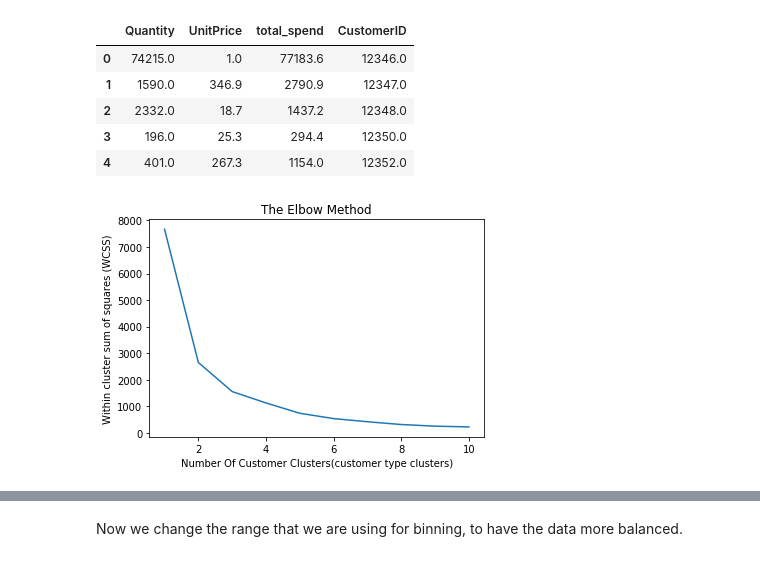
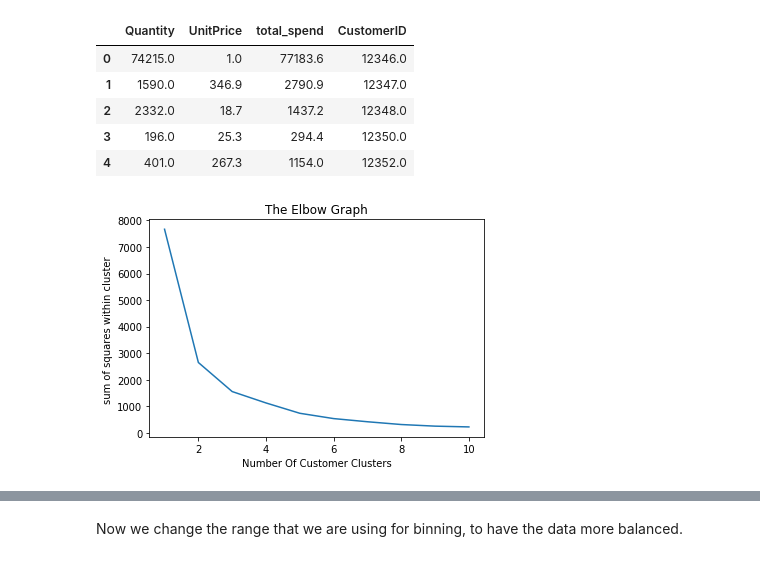
Before and after one commit to ruchithams/DataMining_Projects, a Jupyter notebook: Online-retail-Analysis/MachineLearning_Models.ipynb, the cells around one changed output, grey strips where cells are left out. Saved outputs shown, nothing was run; the diff lists cells and outputs as text; code cells hidden in the pictures.

```diff
--- a/Online-retail-Analysis/MachineLearning_Models.ipynb
+++ b/Online-retail-Analysis/MachineLearning_Models.ipynb
@@ -55,9 +57,9 @@ total_cost = data['Quantity'] * data['UnitPrice']
 # Classifying the customers based on the amount spent
 spend_label = []
 for i in range(0,len(data),1):
-    if data['total_cost'].iloc[i] < 5000:
+    if data['total_cost'].iloc[i] < 10000:
         spend_label.append(1)
-    elif data['total_cost'].iloc[i] >50000:
+    elif data['total_cost'].iloc[i] > 50000:
         spend_label.append(3)
     else:
         spend_label.append(2)
@@ -89,16 +91,16 @@ data.head()
 **Clustering : Group by customerID**
 # %%
 # Grouping customers by their ID
-data_grouped = data.groupby('CustomerID')
-data_cluster=pd.DataFrame(columns=['Quantity','UnitPrice', 'total_spend', 'CustomerID'])
+data_customer = data.groupby('CustomerID')
+cluster_ds=pd.DataFrame(columns=['Quantity','UnitPrice', 'total_spend', 'CustomerID'])
 count=0
 # %%
 # creating a dataset with just features which have high correlation values
 # as they can be used to make better predictions
-for k,v in (data_grouped):
-    data_cluster.loc[count] = [(v['Quantity'].sum()), v['UnitPrice'].sum(), v['total_cost'].sum(), k]
+for k,v in (data_customer):
+    cluster_ds.loc[count] = [(v['Quantity'].sum()), v['UnitPrice'].sum(), v['total_cost'].sum(), k]
     count+=1
 
 # Applying K-Means Clustering Algorithm to quantity, and total spend
-X = data_cluster.iloc[:, [0, 2]].values
+X = cluster_ds.iloc[:, [0, 2]].values
 # %%
@@ -113,26 +115,22 @@ data_cluster.head()
 # %%
 # Feature Scaling
 from sklearn.preprocessing import StandardScaler
 sc_X = StandardScaler()
 X= sc_X.fit_transform(X)
-#Using the Elbow method to find the optimum number of clusters
+# Elbow being used to identify the best k value
 from sklearn.cluster import KMeans
-wcss = [] #Within cluster sum of squares (inertia)
-
-# n_clusters is no.of clusters given by this method,
-# k-means++ is an random initialization methods for centriods to avoid random initialisation trap,
-# max_iter is max no of iterations defined when k-means is running
-# n_init is no of times k-means will run with different initial centroids
-
-for i in range(1,11): #From 2-10 doing multiple random initializations can make a huge difference to find a better local optima
+#Within cluster sum of squares
+sum_of_squares = []
+#Looping to get different set of clutsers
+for i in range(1,11):
     kmeans = KMeans(n_clusters = i, init ='k-means++',max_iter=300,n_init=10)
     kmeans.fit(X)
-    wcss.append(kmeans.inertia_)
-plt.plot(range(1,11) , wcss)
-plt.title('The Elbow Method')
-plt.xlabel('Number Of Customer Clusters(customer type clusters)')
-plt.ylabel('Within cluster sum of squares (WCSS)')
+    sum_of_squares.append(kmeans.inertia_)
+plt.plot(range(1,11) , sum_of_squares)
+plt.title('The Elbow Graph')
+plt.xlabel('Number Of Customer Clusters')
+plt.ylabel('sum of squares within cluster ')
 plt.show()
 # %% [output]
-[figure, old version]
+[figure, new version]
 # %% [markdown]
```
Also changed, not shown: parts of 69 cells of this notebook, 2 other files.
